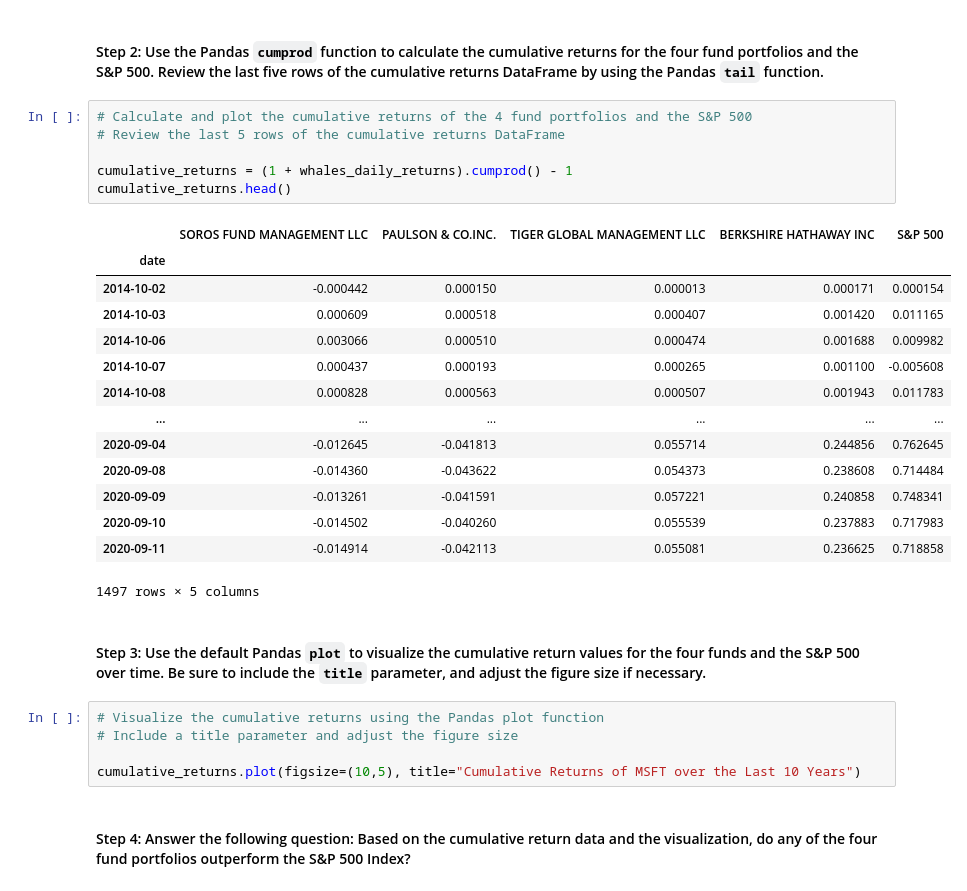
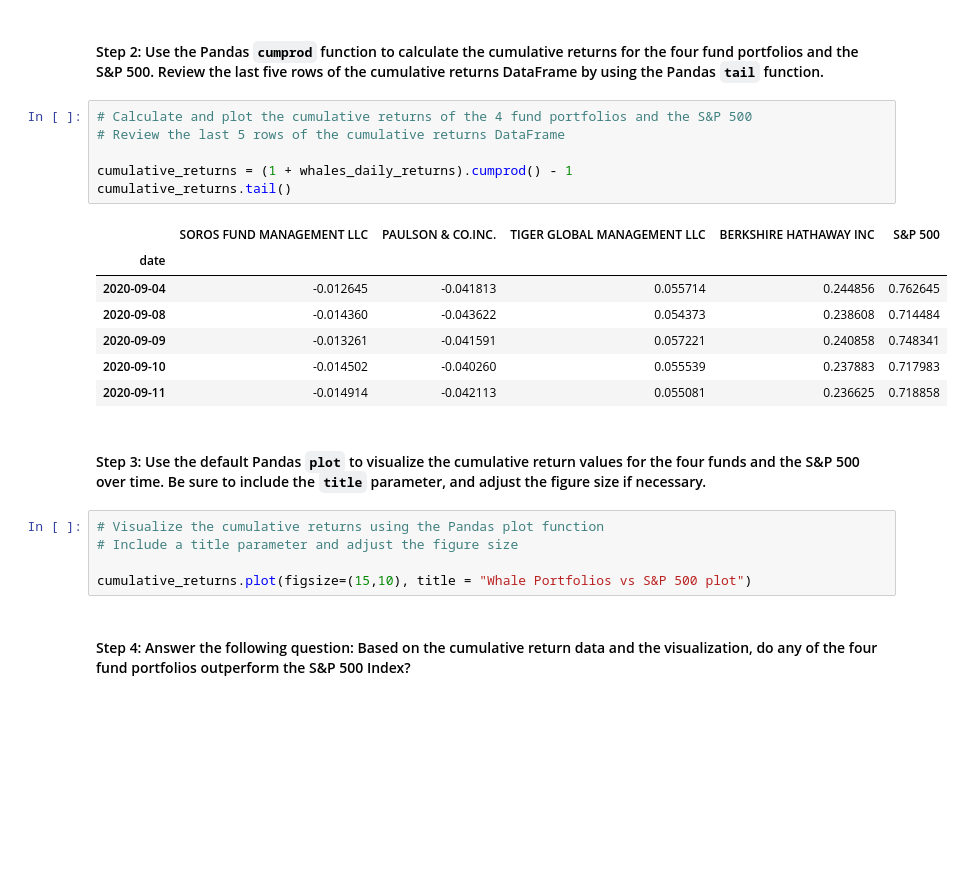
Before and after one commit to MichaelRDionne/Module_4_Challenge, a Jupyter notebook: Starter_Code/risk_return_analysis.ipynb, the cells around one changed output. Drawn from its saved outputs; the diff is of its cells as text; blank space fills up the shorter version.

```diff
--- a/Starter_Code/risk_return_analysis.ipynb
+++ b/Starter_Code/risk_return_analysis.ipynb
@@ -161,31 +161,24 @@ whales_daily_returns.plot(figsize = (15,10), title = "AMD 1 Year Daily Returns")
 # %%
 # Calculate and plot the cumulative returns of the 4 fund portfolios and the S&P 500
 # Review the last 5 rows of the cumulative returns DataFrame
 
 cumulative_returns = (1 + whales_daily_returns).cumprod() - 1
-cumulative_returns.head()
+cumulative_returns.tail()
 # %% [output]
 |  | SOROS FUND MANAGEMENT LLC | PAULSON & CO.INC. | TIGER GLOBAL MANAGEMENT LLC | BERKSHIRE HATHAWAY INC | S&P 500 |
 | date |  |  |  |  |  |
-| 2014-10-02 | -0.000442 | 0.000150 | 0.000013 | 0.000171 | 0.000154 |
-| 2014-10-03 | 0.000609 | 0.000518 | 0.000407 | 0.001420 | 0.011165 |
-| 2014-10-06 | 0.003066 | 0.000510 | 0.000474 | 0.001688 | 0.009982 |
-| 2014-10-07 | 0.000437 | 0.000193 | 0.000265 | 0.001100 | -0.005608 |
-| 2014-10-08 | 0.000828 | 0.000563 | 0.000507 | 0.001943 | 0.011783 |
-| ... | ... | ... | ... | ... | ... |
 | 2020-09-04 | -0.012645 | -0.041813 | 0.055714 | 0.244856 | 0.762645 |
 | 2020-09-08 | -0.014360 | -0.043622 | 0.054373 | 0.238608 | 0.714484 |
 | 2020-09-09 | -0.013261 | -0.041591 | 0.057221 | 0.240858 | 0.748341 |
 | 2020-09-10 | -0.014502 | -0.040260 | 0.055539 | 0.237883 | 0.717983 |
 | 2020-09-11 | -0.014914 | -0.042113 | 0.055081 | 0.236625 | 0.718858 |
-1497 rows × 5 columns
 # %% [markdown]
 #### Step 3: Use the default Pandas `plot` to visualize the cumulative return values for the four funds and the S&P 500 over time. Be sure to include the `title` parameter, and adjust the figure size if necessary.
 # %%
 # Visualize the cumulative returns using the Pandas plot function
 # Include a title parameter and adjust the figure size
 
-cumulative_returns.plot(figsize=(10,5), title="Cumulative Returns of MSFT over the Last 10 Years")
+cumulative_returns.plot(figsize=(15,10), title = "Whale Portfolios vs S&P 500 plot")
 # %% [markdown]
 #### Step 4: Answer the following question: Based on the cumulative return data and the visualization, do any of the four fund portfolios outperform the S&P 500 Index?
 # %% [markdown]
```
Also changed, not shown: parts of 1 cell of this notebook.
